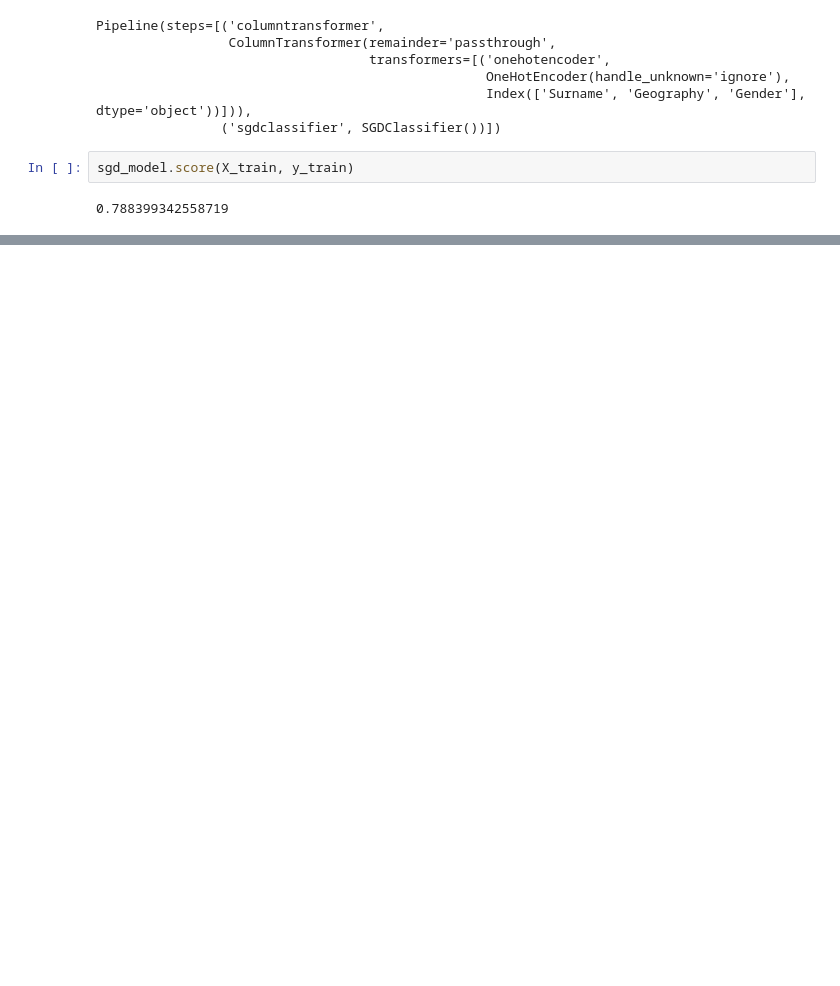
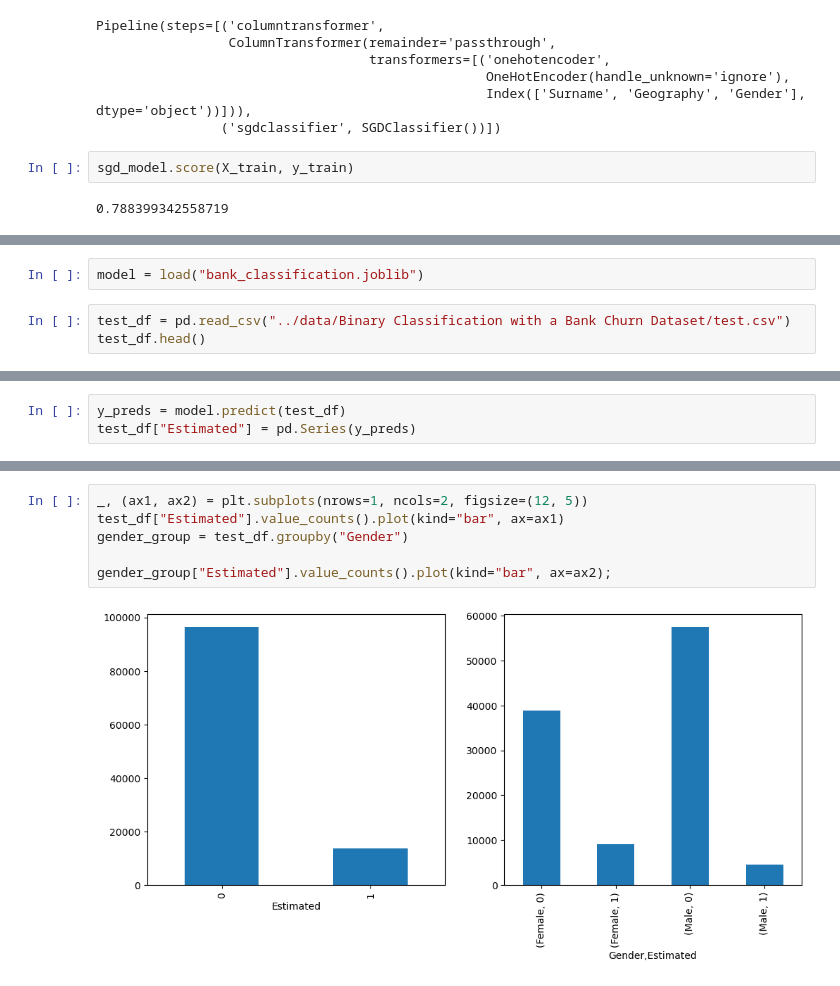
Before and after one commit to msnkr/kaggle_comps, a Jupyter notebook: Binary Classification with a Bank Churn Dataset/Untitled.ipynb, the cells around one changed output, grey strips where cells are left out. Saved outputs shown, nothing was run; the diff lists cells and outputs as text; blank space fills up the shorter version.

```diff
--- a/Binary Classification with a Bank Churn Dataset/Untitled.ipynb
+++ b/Binary Classification with a Bank Churn Dataset/Untitled.ipynb
@@ -110,0 +183,5 @@ sgd_model.score(X_train, y_train)
+# %%
+model = load("bank_classification.joblib")
+# %%
+test_df = pd.read_csv("../data/Binary Classification with a Bank Churn Dataset/test.csv")
+test_df.head()
@@ -110,0 +195,3 @@ sgd_model.score(X_train, y_train)
+# %%
+y_preds = model.predict(test_df)
+test_df["Estimated"] = pd.Series(y_preds)
@@ -110,0 +214,8 @@ sgd_model.score(X_train, y_train)
+# %%
+_, (ax1, ax2) = plt.subplots(nrows=1, ncols=2, figsize=(12, 5))
+test_df["Estimated"].value_counts().plot(kind="bar", ax=ax1)
+gender_group = test_df.groupby("Gender")
+
+gender_group["Estimated"].value_counts().plot(kind="bar", ax=ax2);
+# %% [output]
+[figure, added]
```
Also changed, not shown: parts of 16 cells of this notebook, 1 other file.
